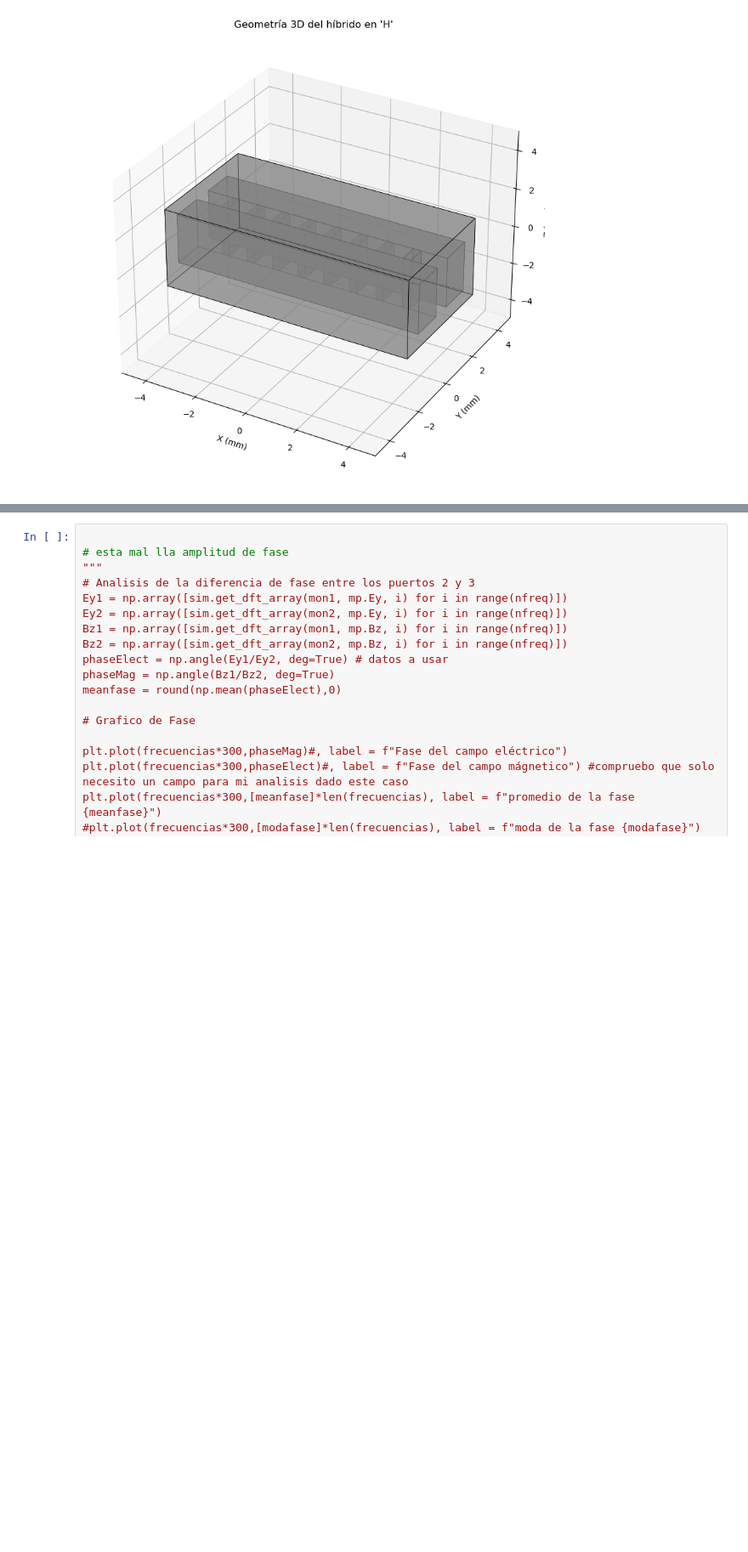
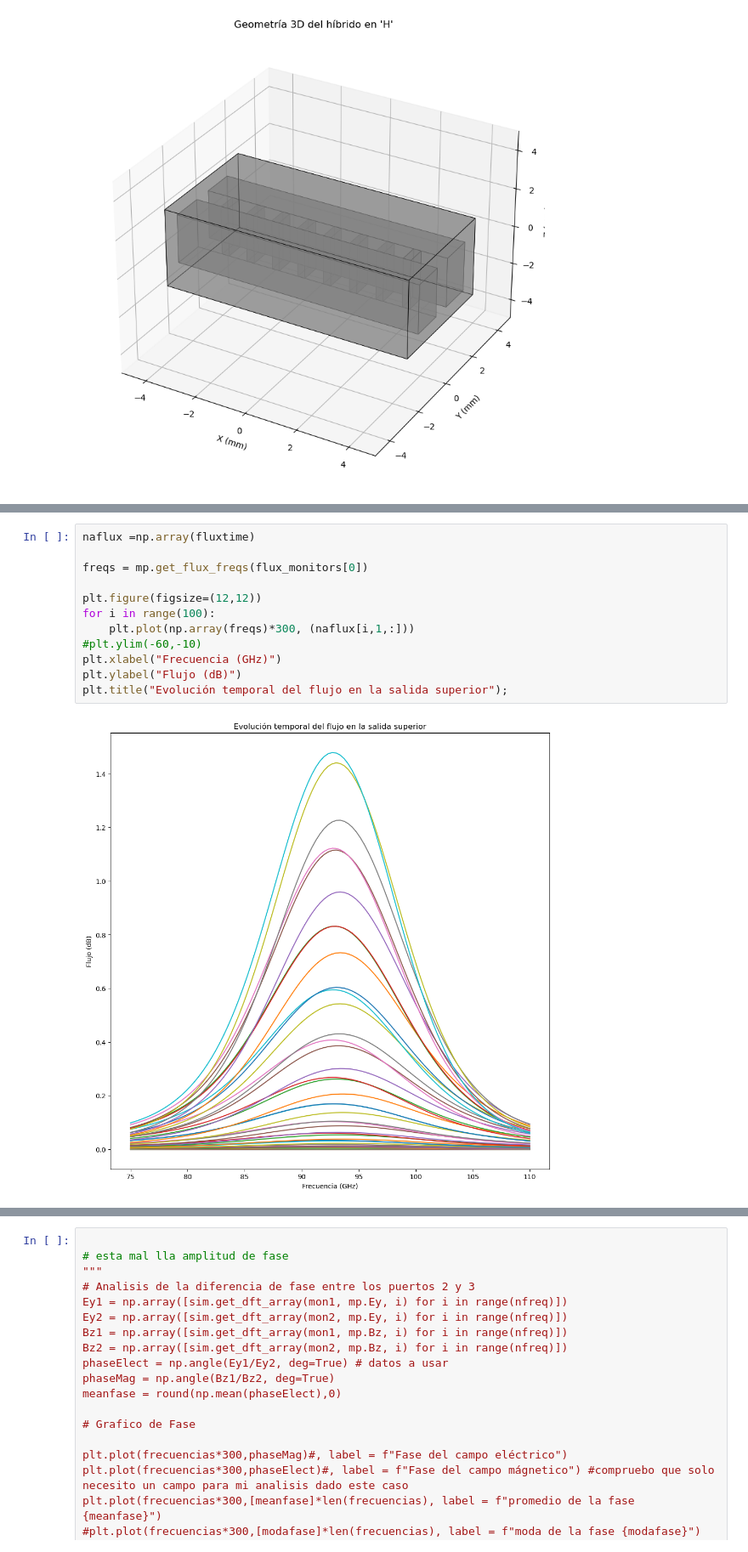
Before and after one commit to olopezace/optimizacion, a Jupyter notebook: geometriaHibrido.ipynb, the cells around one changed output, grey strips where cells are left out. Shown at 85% size. Cells and saved outputs as stored; diff of their text form; blank space fills up the shorter version.

```diff
--- a/geometriaHibrido.ipynb
+++ b/geometriaHibrido.ipynb
@@ -269,0 +277,14 @@ run 1 finished at t = 20.677777777777777 (1861 timesteps)
+# %%
+naflux =np.array(fluxtime)
+
+freqs = mp.get_flux_freqs(flux_monitors[0])
+
+plt.figure(figsize=(12,12))
+for i in range(100):
+    plt.plot(np.array(freqs)*300, (naflux[i,1,:]))
+#plt.ylim(-60,-10)
+plt.xlabel("Frecuencia (GHz)")
+plt.ylabel("Flujo (dB)")
+plt.title("Evolución temporal del flujo en la salida superior");
+# %% [output]
+[figure, added]
```
Also changed, not shown: parts of 13 cells of this notebook.
